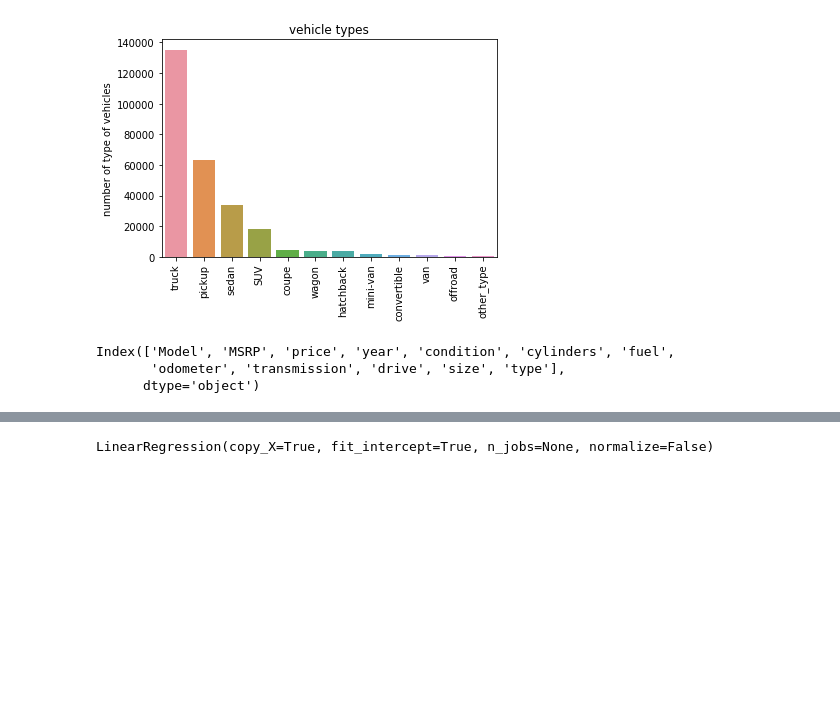
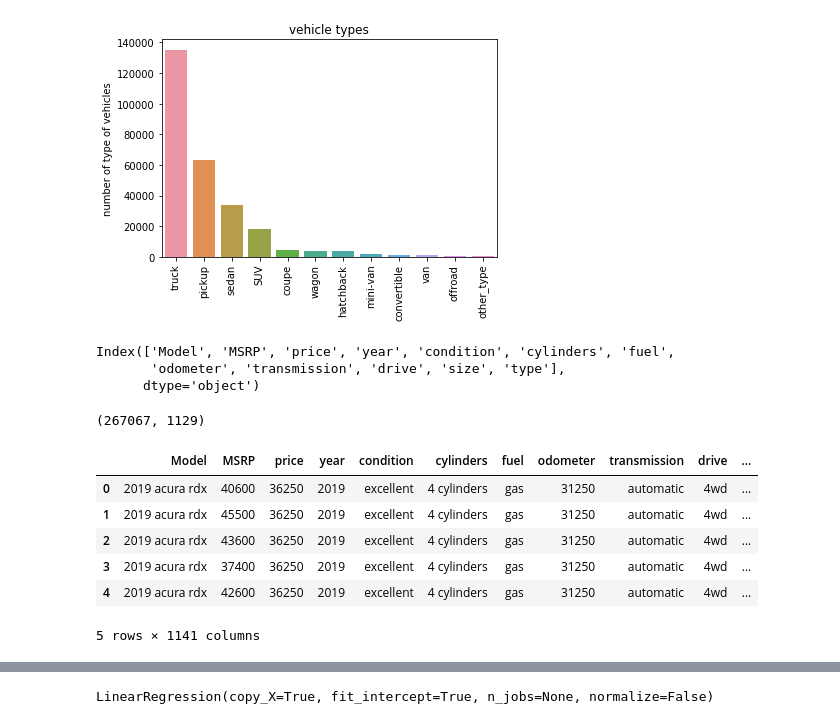
Before and after one commit to ryanpaik/Springboard, a Jupyter notebook: Used_Cars_Data_Wrangling.ipynb, the cells around one changed output, grey strips where cells are left out. Drawn from its saved outputs; the diff is of its cells as text; code cells hidden in the pictures; blank space fills up the shorter version.

```diff
--- a/Used_Cars_Data_Wrangling.ipynb
+++ b/Used_Cars_Data_Wrangling.ipynb
@@ -838,3 +839,18 @@ dummy = ['MSRP', 'year', 'condition', 'cylinders', 'fuel',
 new_X = full[dummy]
 # %%
 new_X = pd.get_dummies(new_X)
+# %%
+new_X.shape
+# %% [output]
+(267067, 1129)
+# %%
+test_data = pd.concat([full, new_X], axis=1)
+test_data.head()
+# %% [output]
+|  | Model | MSRP | price | year | condition | cylinders | fuel | odometer | transmission | drive | ... |
+| 0 | 2019 acura rdx | 40600 | 36250 | 2019 | excellent | 4 cylinders | gas | 31250 | automatic | 4wd | ... |
+| 1 | 2019 acura rdx | 45500 | 36250 | 2019 | excellent | 4 cylinders | gas | 31250 | automatic | 4wd | ... |
+| 2 | 2019 acura rdx | 43600 | 36250 | 2019 | excellent | 4 cylinders | gas | 31250 | automatic | 4wd | ... |
+| 3 | 2019 acura rdx | 37400 | 36250 | 2019 | excellent | 4 cylinders | gas | 31250 | automatic | 4wd | ... |
+| 4 | 2019 acura rdx | 42600 | 36250 | 2019 | excellent | 4 cylinders | gas | 31250 | automatic | 4wd | ... |
+5 rows × 1141 columns
```
Also changed, not shown: parts of 17 cells of this notebook.
